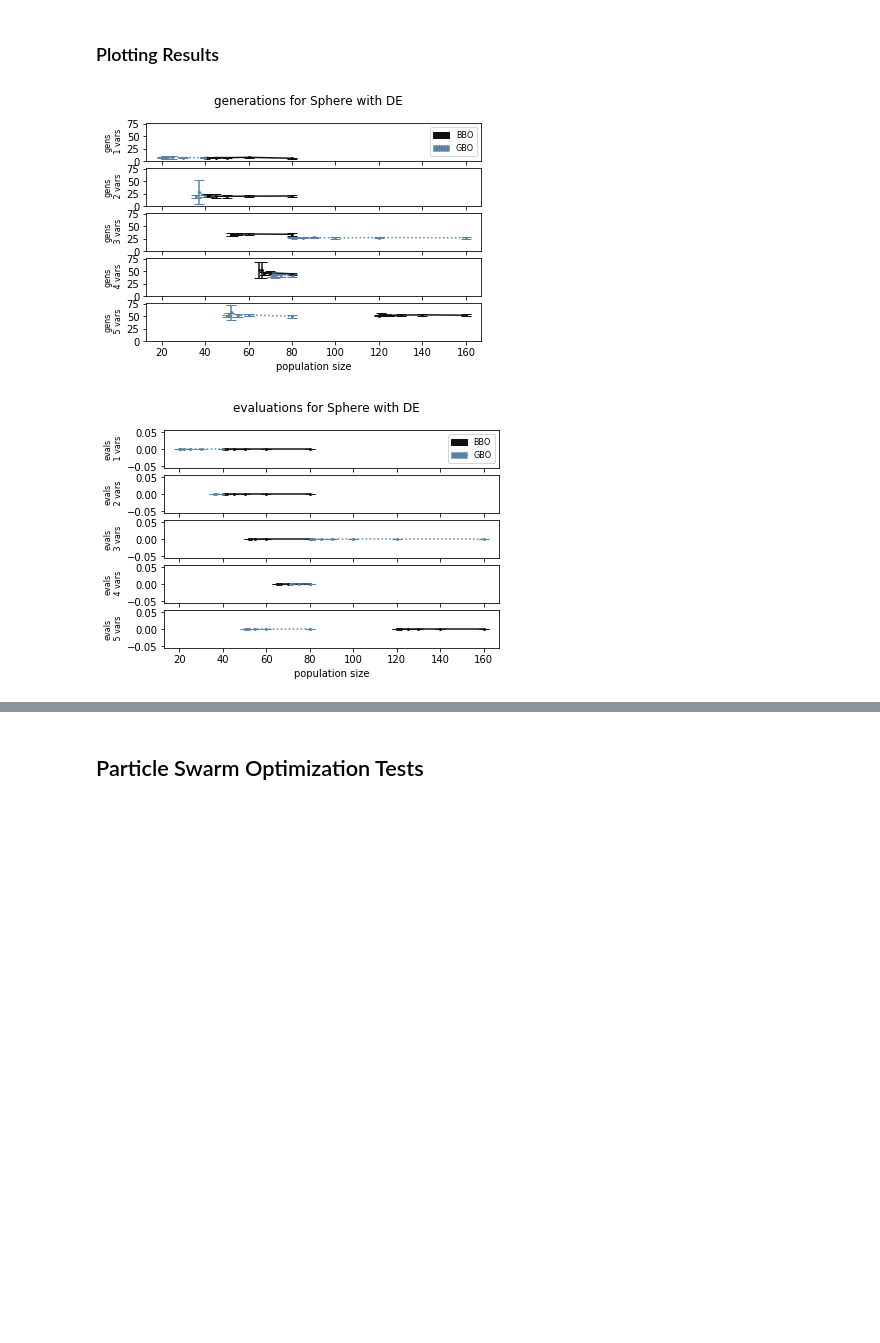
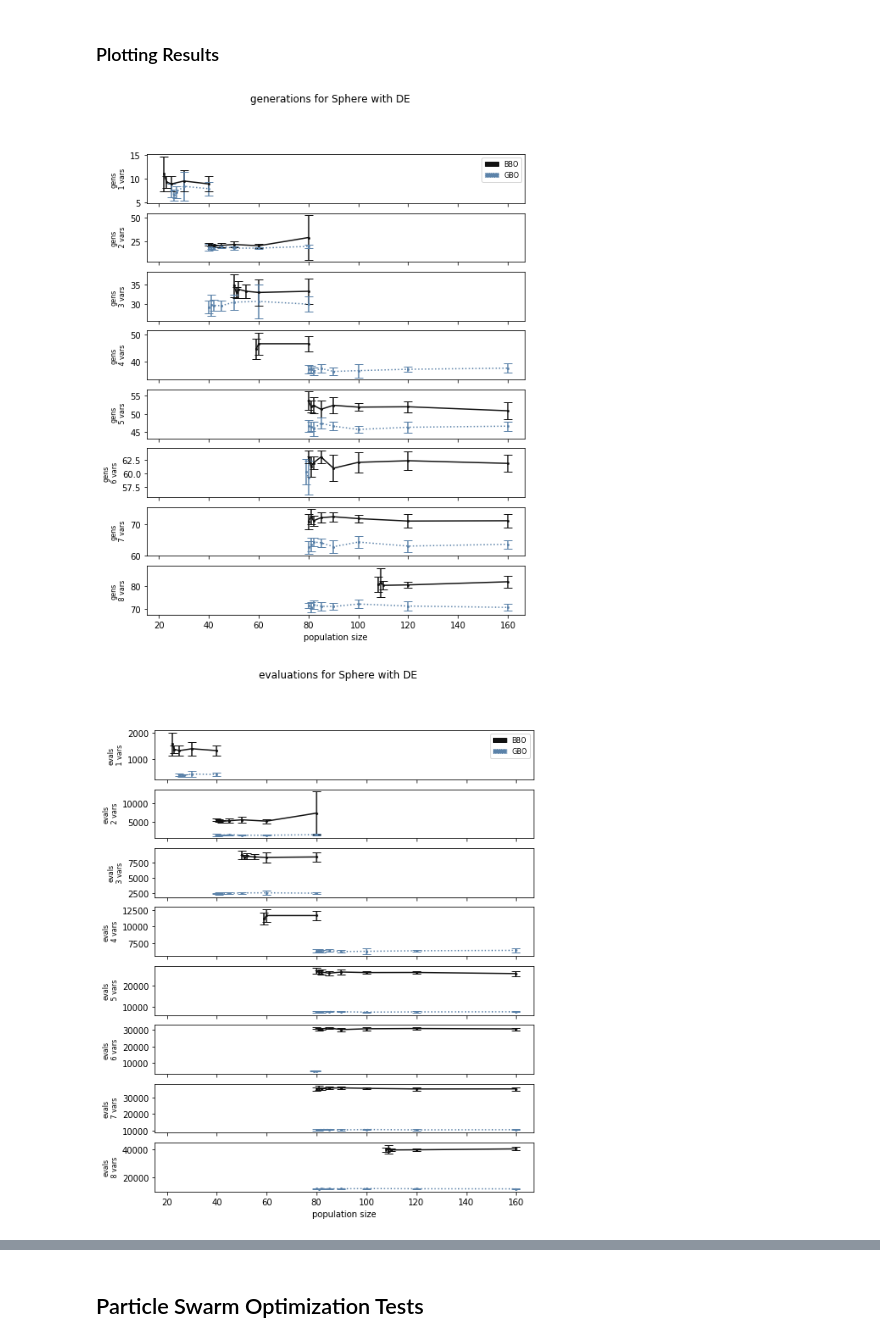
Before and after one commit to RojerGS/CS4205Python, a Jupyter notebook: practical2/input_size_analysis.ipynb, the cells around one changed output, grey strips where cells are left out. Drawn from its saved outputs; the diff is of its cells as text; code cells hidden in the pictures; blank space fills up the shorter version.

```diff
--- a/practical2/input_size_analysis.ipynb
+++ b/practical2/input_size_analysis.ipynb
@@ -52,7 +53,7 @@ metric_abbrevs = {'generations': 'gens',
 # Sphere Fitness Function Tests
 # %%
 sphere = FF.get_sphere()
-input_space_lengths = list(range(1, 5+1))
+sphere_input_space_lengths = list(range(1, 8+1))
 lower_bound = -2
 upper_bound = 3
 goal_fitness = 1e-5
@@ -171,12 +173,12 @@ for setting_index, input_space_length in enumerate(input_space_lengths):
 ### GBO Testing
 # %%
 """ logging performance metrics """
-gbo_results = [{'population_sizes': [], 'generations': [], 'evaluations': [], 'runtimes': []}
-          for j in input_space_lengths]
+sphere_de_gbo_results = [{'population_sizes': [], 'generations': [], 'evaluations': [], 'runtimes': []}
+          for j in sphere_input_space_lengths]
 
 
 """ testing loop """
-for setting_index, input_space_length in enumerate(input_space_lengths):
+for setting_index, input_space_length in enumerate(sphere_input_space_lengths):
     # initialize information about functions and CC Optimizer
     functions = [sphere]*function_count
     lower_bounds = [lower_bound]*function_count*input_space_length
@@ -215,7 +217,7 @@ for setting_index, input_space_length in enumerate(input_space_lengths):
                     gbo.evolve()
 
                 generation_counts.append(gbo._generations)
-                evaluation_counts.append(gbo._evaluations)
+                evaluation_counts.append(gbo.get_evaluations())
                 runtimes.append(time()-start_time)
 
                 # see if we've converged early enough, and if so, begin testing in reverse
@@ -224,10 +226,10 @@ for setting_index, input_space_length in enumerate(input_space_lengths):
             # if we succeeded in testing, proceed
             if run_index == run_count-1:
                 last_size = population_size
-                gbo_results[setting_index]['population_sizes'].append(population_size)
-                gbo_results[setting_index]['generations'].append(generation_counts)
-                gbo_results[setting_index]['evaluations'].append(evaluation_counts)
-                gbo_results[setting_index]['runtimes'].append(runtimes)
+                sphere_de_gbo_results[setting_index]['population_sizes'].append(population_size)
+                sphere_de_gbo_results[setting_index]['generations'].append(generation_counts)
+                sphere_de_gbo_results[setting_index]['evaluations'].append(evaluation_counts)
+                sphere_de_gbo_results[setting_index]['runtimes'].append(runtimes)
                 break
 
     if last_size == -1:
@@ -261,7 +263,7 @@ for setting_index, input_space_length in enumerate(input_space_lengths):
                 gbo.evolve()
 
             generation_counts.append(gbo._generations)
-            evaluation_counts.append(gbo._evaluations)
+            evaluation_counts.append(gbo.get_evaluations())
             runtimes.append(time()-start_time)
 
             if gbo._generations >= max_generations: break
@@ -270,41 +272,44 @@ for setting_index, input_space_length in enumerate(input_space_lengths):
         # add stuff to the beginnings to plot stuff in order
         if run_index == run_count-1:
             last_size = population_size
-            gbo_results[setting_index]['population_sizes'].insert(0, population_size)
-            gbo_results[setting_index]['generations'].insert(0, generation_counts)
-            gbo_results[setting_index]['evaluations'].insert(0, evaluation_counts)
-            gbo_results[setting_index]['runtimes'].insert(0, runtimes)
+            sphere_de_gbo_results[setting_index]['population_sizes'].insert(0, population_size)
+            sphere_de_gbo_results[setting_index]['generations'].insert(0, generation_counts)
+            sphere_de_gbo_results[setting_index]['evaluations'].insert(0, evaluation_counts)
+            sphere_de_gbo_results[setting_index]['runtimes'].insert(0, runtimes)
         else:
             lower_size = population_size
 # %% [markdown]
 ### Plotting Results
 # %%
  """ plot results of experiments by input size """
-result_lists = [bbo_results, gbo_results]
+result_lists = [sphere_de_bbo_results, sphere_de_gbo_results]
 
 # plot all metrics against input size
 for metric in metrics:
     # add labels and such to graph
-    fig, axes = plt.subplots(len(input_space_lengths), sharex=True, sharey=True)
+    fig, axes = plt.subplots(len(sphere_input_space_lengths), sharex=True, sharey=False, figsize=figsize)
     fig.suptitle('{} for Sphere with DE'.format(metric))
     axes[0].legend(handles=handles, prop={'size': 8})
     axes[-1].set_xlabel('population size')
 
-    for axis, setting_index, input_space_length in zip(axes, range(len(input_space_lengths)), input_space_lengths):
+    for axis, setting_index, input_space_length in zip(axes, range(len(sphere_input_space_lengths)), sphere_input_space_lengths):
         axis.set_ylabel('{}\n {} vars'.format(metric_abbrevs[metric], input_space_length), fontsize=8)
+        top = None
 
         for results, color, linestyle in zip(result_lists, colors, linestyles):
-            generation_count_means = [np.mean(vals) for vals in results[setting_index][metric]]
-            generation_count_errors = [np.std(vals) for vals in results[setting_index][metric]]
+            means = [np.mean(vals) for vals in results[setting_index][metric]]
+            errors = [np.std(vals) for vals in results[setting_index][metric]]
 
             axis.errorbar(x = results[setting_index]['population_sizes'],
-                          y = generation_count_means,
-                          yerr = generation_count_errors,
+                          y = means,
+                          yerr = errors,
                           fmt = "--o",
                           capsize = capsize,
                           markersize = markersize,
                           color = color,
                           linestyle = linestyle)
+
+    fig.savefig('plots/input_DE_sphere_{}.pdf'.format(metric))
 # %% [output]
-[figure, old version]
+[figure, new version]
-[figure, old version]
+[figure, new version]
```
Also changed, not shown: parts of 26 cells of this notebook, 2 other files.
